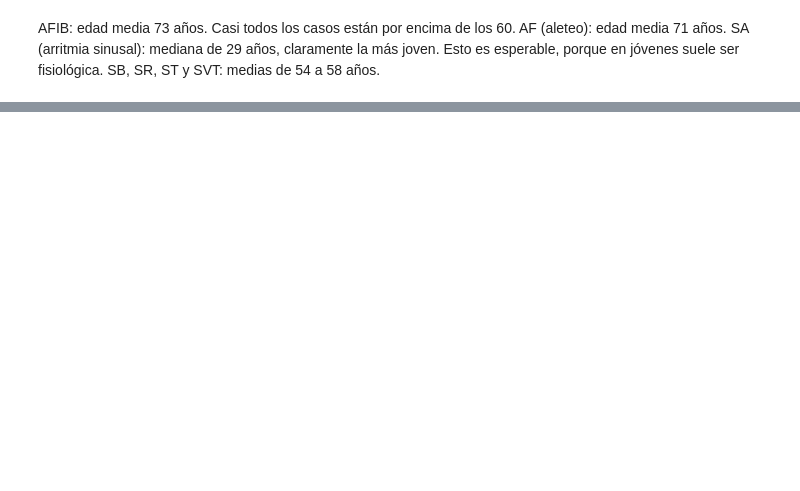
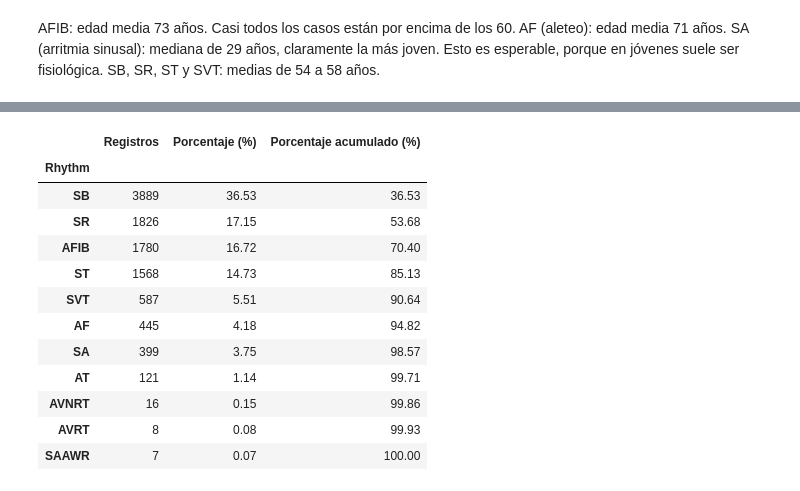
Before and after one commit to luisfmontoyaf/Biosenales_Luis_Montoya_Karly_Tarazona, a Jupyter notebook: Proyecto_1/Untitled-1.ipynb, the cells around one changed output, grey strips where cells are left out. Cells and saved outputs as stored; diff of their text form; code cells hidden in the pictures; blank space fills up the shorter version.

```diff
--- a/Proyecto_1/Untitled-1.ipynb
+++ b/Proyecto_1/Untitled-1.ipynb
@@ -237,0 +290,43 @@ SB, SR, ST y SVT: medias de 54 a 58 años.
+# %%
+
+import pandas as pd
+
+# Contar los registros de cada arritmia
+conteo = df["Rhythm"].value_counts()
+
+# Crear tabla con cantidad y porcentaje
+tabla_porcentajes = pd.DataFrame({
+    "Registros": conteo,
+    "Porcentaje (%)": (conteo / len(df)) * 100
+})
+
+# Ordenar de mayor a menor
+tabla_porcentajes = tabla_porcentajes.sort_values(
+    by="Registros",
+    ascending=False
+)
+
+# Calcular porcentaje acumulado
+tabla_porcentajes["Porcentaje acumulado (%)"] = (
+    tabla_porcentajes["Porcentaje (%)"].cumsum()
+)
+
+# Redondear valores
+tabla_porcentajes = tabla_porcentajes.round(2)
+
+# Mostrar tabla
+display(tabla_porcentajes)
+# %% [output]
+|  | Registros | Porcentaje (%) | Porcentaje acumulado (%) |
+| Rhythm |  |  |  |
+| SB | 3889 | 36.53 | 36.53 |
+| SR | 1826 | 17.15 | 53.68 |
+| AFIB | 1780 | 16.72 | 70.40 |
+| ST | 1568 | 14.73 | 85.13 |
+| SVT | 587 | 5.51 | 90.64 |
+| AF | 445 | 4.18 | 94.82 |
+| SA | 399 | 3.75 | 98.57 |
+| AT | 121 | 1.14 | 99.71 |
+| AVNRT | 16 | 0.15 | 99.86 |
+| AVRT | 8 | 0.08 | 99.93 |
+| SAAWR | 7 | 0.07 | 100.00 |
```
Also changed, not shown: parts of 3 cells of this notebook.
